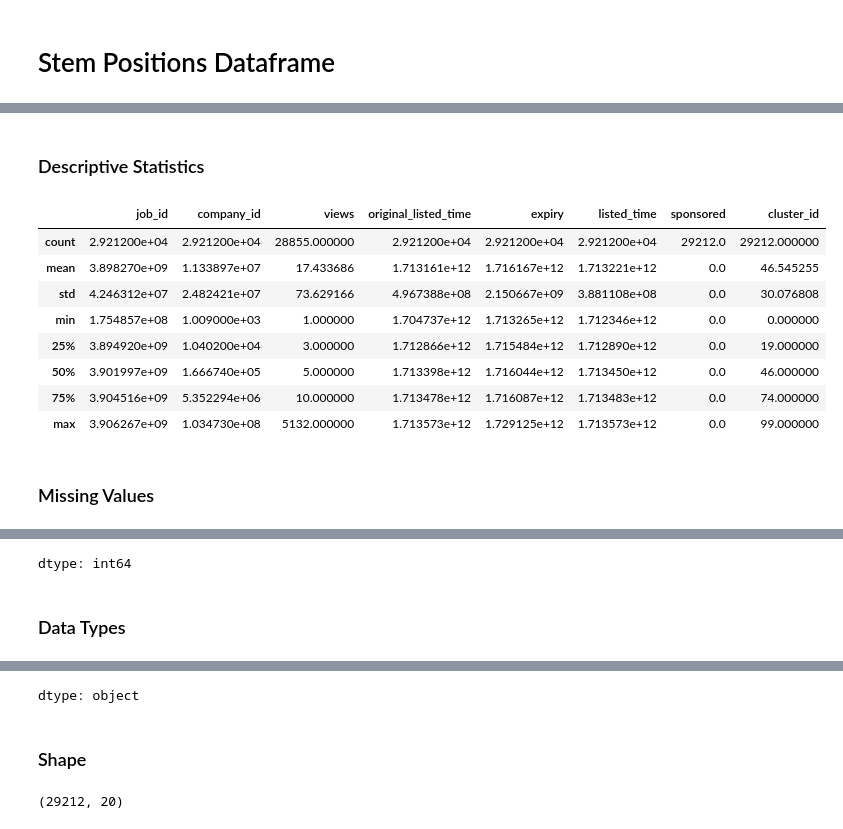
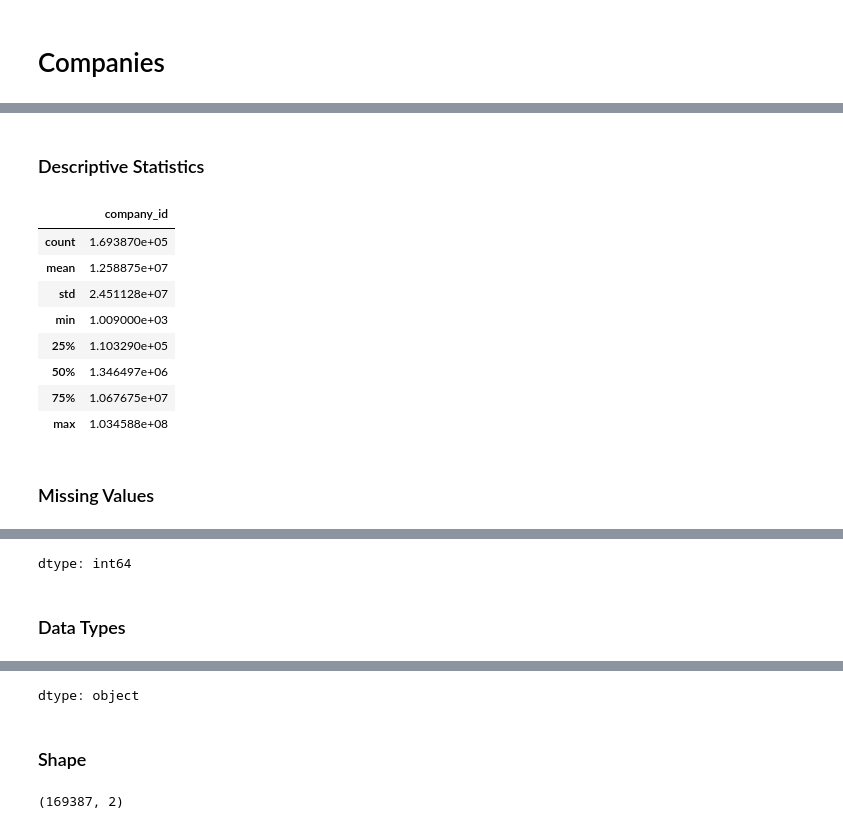
Before and after one commit to Lennykiruthu/job-market-analysis, a Jupyter notebook: eda.ipynb, the cells around one changed output, grey strips where cells are left out. Cells and saved outputs as stored; diff of their text form; code cells hidden in the pictures.

```diff
--- a/eda.ipynb
+++ b/eda.ipynb
@@ -0,0 +26,14 @@
+# %%
+import sqlite3
+from IPython.display import Image
+
+conn = sqlite3.connect('./data/linkedin_jobs.db')
+cur  = conn.cursor()
+
+cur.execute("SELECT name FROM  sqlite_master WHERE type='table'")
+print(f"The following table are in our database: {cur.fetchall()}")
+
+!cp /content/data/linkedin_jobs.db /content/data/tmp_linkedin_jobs.db
+!eralchemy -i sqlite:////content/data/tmp_linkedin_jobs.db -o /content/data/linkedin_jobs_erd.dot
+!dot -Tpng /content/data/linkedin_jobs_erd.dot -o /content/data/linkedin_jobs_erd.png
+Image(filename='/content/data/linkedin_jobs_erd.png')
@@ -5,18 +47,29 @@ import matplotlib.pyplot as plt
 import seaborn as sns
 from IPython.display import display, Markdown
 
-stem_positions_path = '/content/drive/MyDrive/Job market analysis/linkedin_jobs_clustered_skills.csv'
+positions_df            = pd.read_sql("SELECT * FROM positions", conn)
+companies_df            = pd.read_sql("SELECT * FROM companies", conn)
+company_industries_df   = pd.read_sql("SELECT * FROM company_industries", conn)
+company_specialities_df = pd.read_sql("SELECT * FROM company_specialities", conn)
+employee_count_df       = pd.read_sql("SELECT * FROM employee_count", conn)
+skills_df               = pd.read_sql("SELECT * FROM skills", conn)
+job_industries_df       = pd.read_sql("SELECT * FROM job_industries", conn)
+job_skills_df           = pd.read_sql("SELECT * FROM job_skills", conn)
+industries_df           = pd.read_sql("SELECT * FROM industries", conn)
 
-stem_positions_df = pd.read_csv(stem_positions_path)
-display(Markdown('# Stem Positions Dataframe'))
-display(stem_positions_df.head())
-display(Markdown('### Descriptive Statistics'))
-display(stem_positions_df.describe())
-display(Markdown('### Missing Values'))
-display(stem_positions_df.isnull().sum().sort_values(ascending=False))
-display(Markdown('### Data Types'))
-display(stem_positions_df.dtypes)
-display(Markdown('### Shape'))
-display(stem_positions_df.shape)
+
+def Explore(title, df):
+  display(Markdown(title))
+  display(df.head(10))
+  display(Markdown('### Descriptive Statistics'))
+  display(df.describe())
+  display(Markdown('### Missing Values'))
+  display(df.isnull().sum().sort_values(ascending=False))
+  display(Markdown('### Data Types'))
+  display(df.dtypes)
+  display(Markdown('### Shape'))
+  display(df.shape)
+
+Explore('# Companies', company_specialities_df)
 # %% [output]
-# Stem Positions Dataframe
+# Companies
@@ -29,12 +87,12 @@ display(stem_positions_df.shape)
 ### Descriptive Statistics
-|  | job_id | company_id | views | original_listed_time | expiry | listed_time | sponsored | cluster_id |
-| count | 2.921200e+04 | 2.921200e+04 | 28855.000000 | 2.921200e+04 | 2.921200e+04 | 2.921200e+04 | 29212.0 | 29212.000000 |
-| mean | 3.898270e+09 | 1.133897e+07 | 17.433686 | 1.713161e+12 | 1.716167e+12 | 1.713221e+12 | 0.0 | 46.545255 |
-| std | 4.246312e+07 | 2.482421e+07 | 73.629166 | 4.967388e+08 | 2.150667e+09 | 3.881108e+08 | 0.0 | 30.076808 |
-| min | 1.754857e+08 | 1.009000e+03 | 1.000000 | 1.704737e+12 | 1.713265e+12 | 1.712346e+12 | 0.0 | 0.000000 |
-| 25% | 3.894920e+09 | 1.040200e+04 | 3.000000 | 1.712866e+12 | 1.715484e+12 | 1.712890e+12 | 0.0 | 19.000000 |
-| 50% | 3.901997e+09 | 1.666740e+05 | 5.000000 | 1.713398e+12 | 1.716044e+12 | 1.713450e+12 | 0.0 | 46.000000 |
-| 75% | 3.904516e+09 | 5.352294e+06 | 10.000000 | 1.713478e+12 | 1.716087e+12 | 1.713483e+12 | 0.0 | 74.000000 |
-| max | 3.906267e+09 | 1.034730e+08 | 5132.000000 | 1.713573e+12 | 1.729125e+12 | 1.713573e+12 | 0.0 | 99.000000 |
+|  | company_id |
+| count | 1.693870e+05 |
+| mean | 1.258875e+07 |
+| std | 2.451128e+07 |
+| min | 1.009000e+03 |
+| 25% | 1.103290e+05 |
+| 50% | 1.346497e+06 |
+| 75% | 1.067675e+07 |
+| max | 1.034588e+08 |
 ### Missing Values
 |  | 0 |
@@ -76,3 +106,3 @@ dtype: int64
 dtype: object
 ### Shape
-(29212, 20)
+(169387, 2)
```
Also changed, not shown: parts of 21 cells of this notebook, 1 other file.
